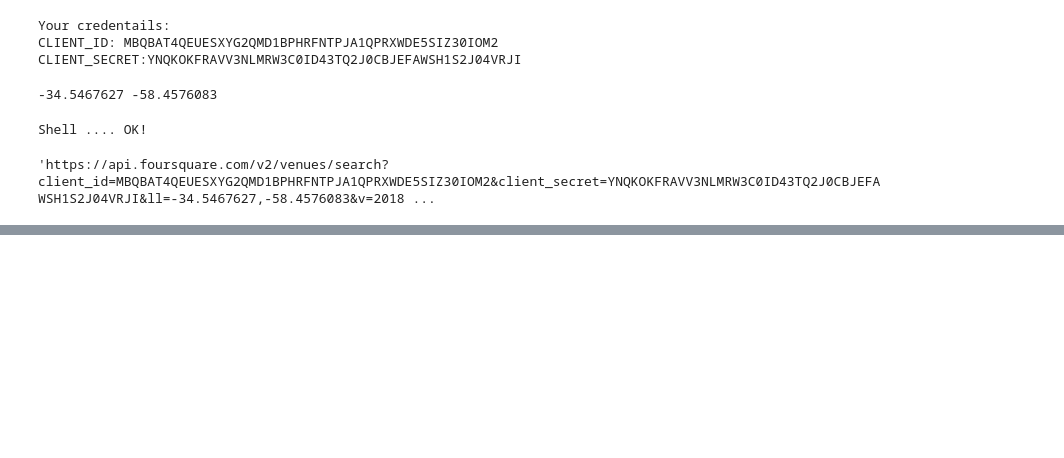
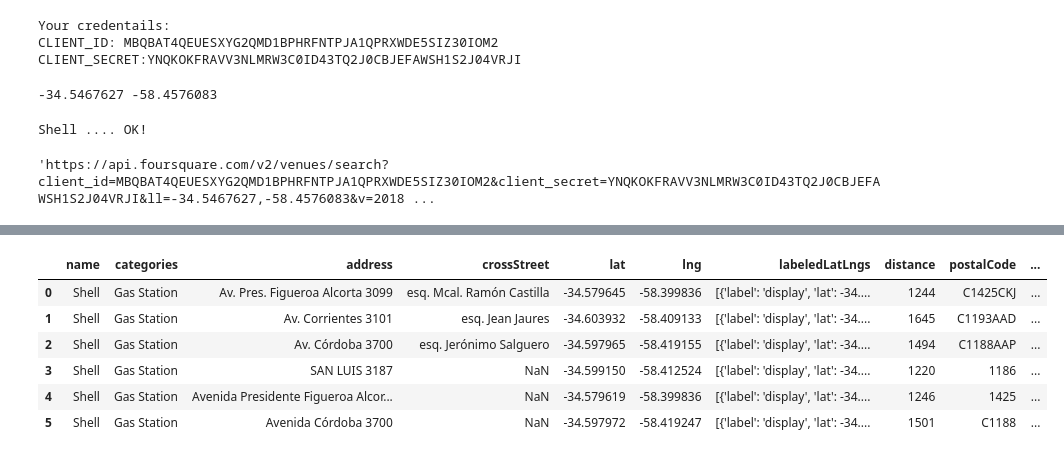
Before and after one commit to ezevischi/capstone, a Jupyter notebook: Capstone_Project_The_Battle_of_Neighborhoods.ipynb, the cells around one changed output, grey strips where cells are left out. Drawn from its saved outputs; the diff is of its cells as text; code cells hidden in the pictures; blank space fills up the shorter version.

```diff
--- a/Capstone_Project_The_Battle_of_Neighborhoods.ipynb
+++ b/Capstone_Project_The_Battle_of_Neighborhoods.ipynb
@@ -173,0 +189,3 @@ venues_map
+# %%
+results = requests.get(url).json()
+results
@@ -173,0 +210,7 @@ venues_map
+# %%
+# assign relevant part of JSON to venues
+venues = results['response']['venues']
+
+# tranform venues into a dataframe
+dataframe = json_normalize(venues)
+dataframe.head()
@@ -173,0 +224,32 @@ venues_map
+# %%
+# keep only columns that include venue name, and anything that is associated with location
+filtered_columns = ['name', 'categories'] + [col for col in dataframe.columns if col.startswith('location.')] + ['id']
+dataframe_filtered = dataframe.loc[:, filtered_columns]
+
+# function that extracts the category of the venue
+def get_category_type(row):
+    try:
+        categories_list = row['categories']
+    except:
+        categories_list = row['venue.categories']
+
+    if len(categories_list) == 0:
+        return None
+    else:
+        return categories_list[0]['name']
+
+# filter the category for each row
+dataframe_filtered['categories'] = dataframe_filtered.apply(get_category_type, axis=1)
+
+# clean column names by keeping only last term
+dataframe_filtered.columns = [column.split('.')[-1] for column in dataframe_filtered.columns]
+
+dataframe_filtered
+# %% [output]
+|  | name | categories | address | crossStreet | lat | lng | labeledLatLngs | distance | postalCode | ... |
+| 0 | Shell | Gas Station | Av. Pres. Figueroa Alcorta 3099 | esq. Mcal. Ramón Castilla | -34.579645 | -58.399836 | [{'label': 'display', 'lat': -34.... | 1244 | C1425CKJ | ... |
+| 1 | Shell | Gas Station | Av. Corrientes 3101 | esq. Jean Jaures | -34.603932 | -58.409133 | [{'label': 'display', 'lat': -34.... | 1645 | C1193AAD | ... |
+| 2 | Shell | Gas Station | Av. Córdoba 3700 | esq. Jerónimo Salguero | -34.597965 | -58.419155 | [{'label': 'display', 'lat': -34.... | 1494 | C1188AAP | ... |
+| 3 | Shell | Gas Station | SAN LUIS 3187 | NaN | -34.599150 | -58.412524 | [{'label': 'display', 'lat': -34.... | 1220 | 1186 | ... |
+| 4 | Shell | Gas Station | Avenida Presidente Figueroa Alcor... | NaN | -34.579619 | -58.399836 | [{'label': 'display', 'lat': -34.... | 1246 | 1425 | ... |
+| 5 | Shell | Gas Station | Avenida Córdoba 3700 | NaN | -34.597972 | -58.419247 | [{'label': 'display', 'lat': -34.... | 1501 | C1188 | ... |
```
Also changed, not shown: parts of 13 cells of this notebook.
